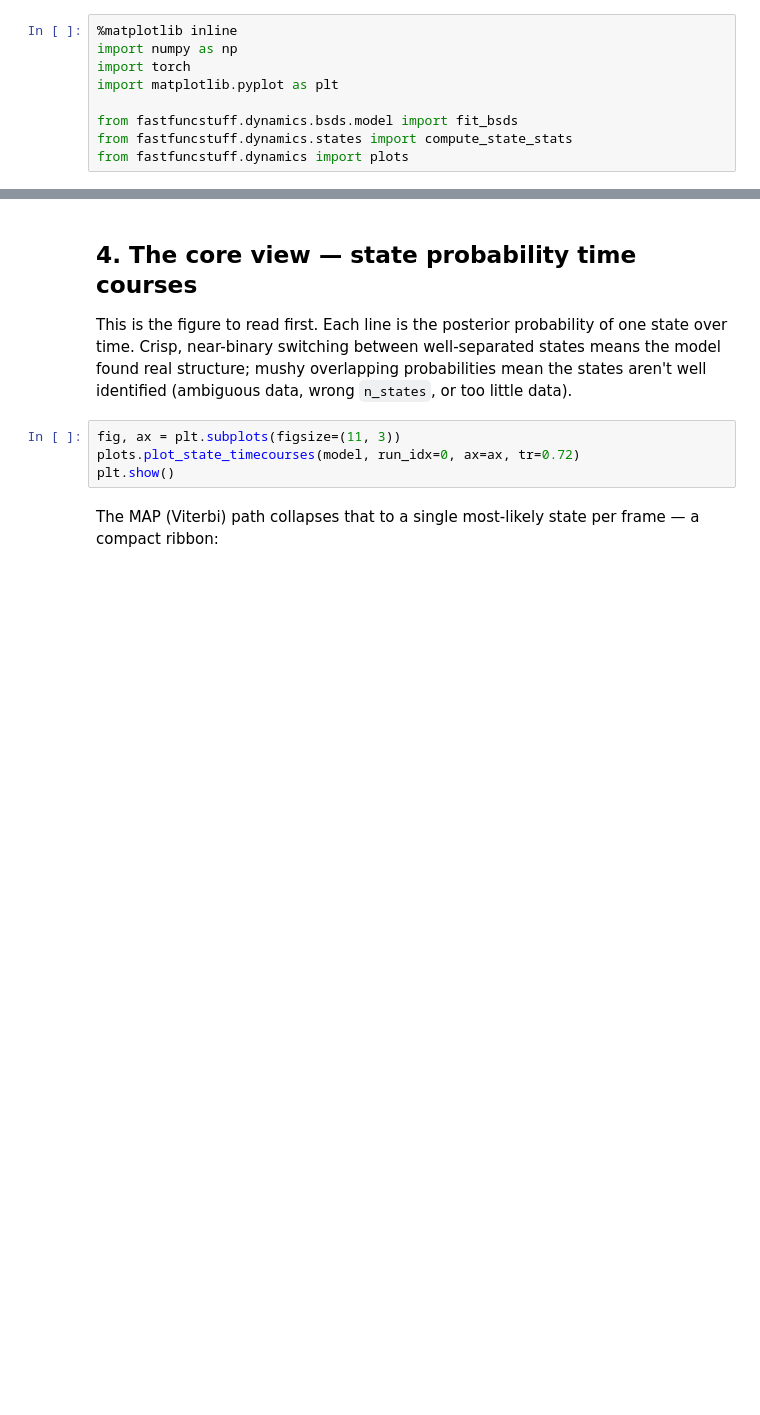
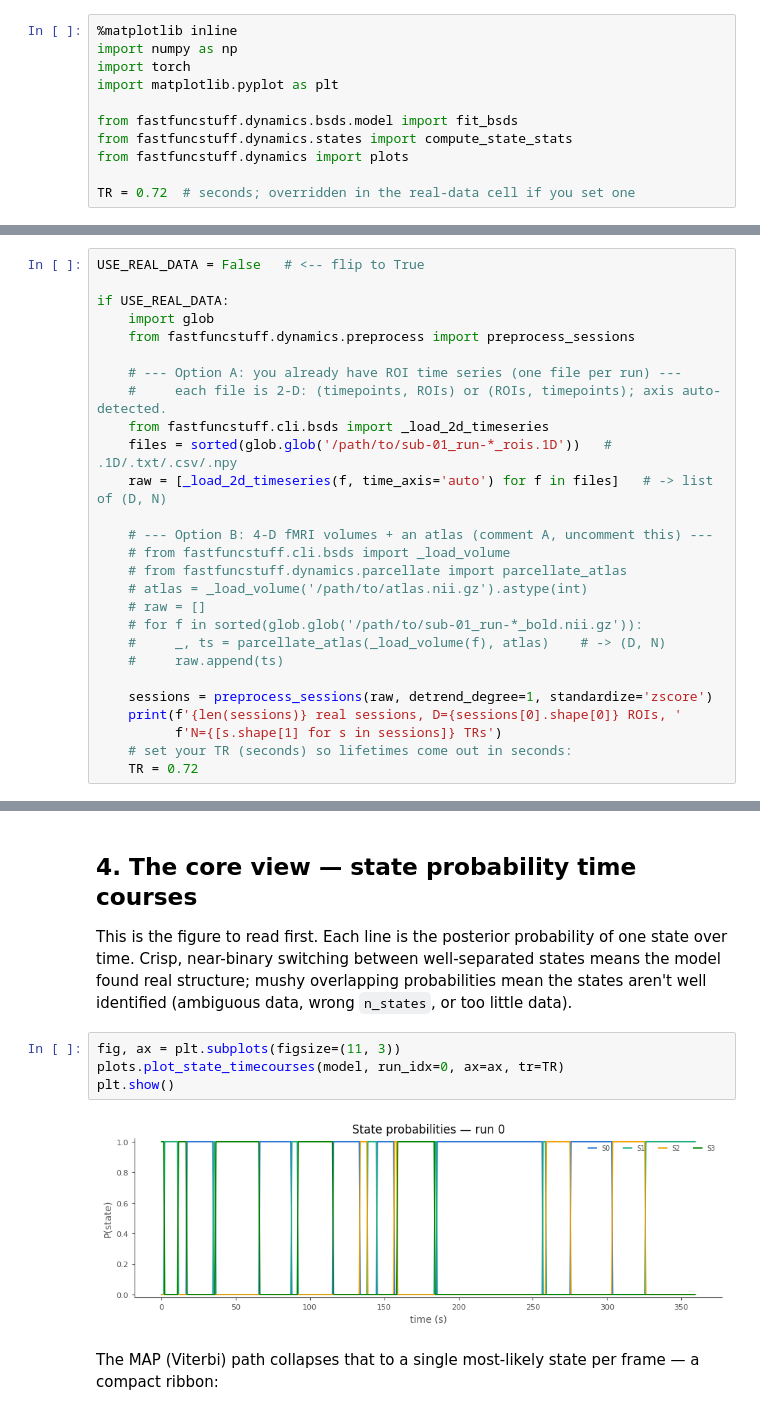
Before and after one commit to dowdlelt/fastfuncstuff, a Jupyter notebook: notebooks/bsds_demo.ipynb, the cells around one changed output, grey strips where cells are left out. Cells and saved outputs as stored; diff of their text form; blank space fills up the shorter version.

```diff
--- a/notebooks/bsds_demo.ipynb
+++ b/notebooks/bsds_demo.ipynb
@@ -20,6 +20,8 @@ import matplotlib.pyplot as plt
 from fastfuncstuff.dynamics.bsds.model import fit_bsds
 from fastfuncstuff.dynamics.states import compute_state_stats
 from fastfuncstuff.dynamics import plots
+
+TR = 0.72  # seconds; overridden in the real-data cell if you set one
 # %% [markdown]
 ## 1. A synthetic switching dataset
 
@@ -50,3 +63,30 @@ print(f'{len(sessions)} sessions, D={sessions[0].shape[0]} ROIs, N={sessions[0].
+# %%
+USE_REAL_DATA = False   # <-- flip to True
+
+if USE_REAL_DATA:
+    import glob
+    from fastfuncstuff.dynamics.preprocess import preprocess_sessions
+
+    # --- Option A: you already have ROI time series (one file per run) ---
+    #     each file is 2-D: (timepoints, ROIs) or (ROIs, timepoints); axis auto-detected.
+    from fastfuncstuff.cli.bsds import _load_2d_timeseries
+    files = sorted(glob.glob('/path/to/sub-01_run-*_rois.1D'))   # .1D/.txt/.csv/.npy
+    raw = [_load_2d_timeseries(f, time_axis='auto') for f in files]   # -> list of (D, N)
+
+    # --- Option B: 4-D fMRI volumes + an atlas (comment A, uncomment this) ---
+    # from fastfuncstuff.cli.bsds import _load_volume
+    # from fastfuncstuff.dynamics.parcellate import parcellate_atlas
+    # atlas = _load_volume('/path/to/atlas.nii.gz').astype(int)
+    # raw = []
+    # for f in sorted(glob.glob('/path/to/sub-01_run-*_bold.nii.gz')):
+    #     _, ts = parcellate_atlas(_load_volume(f), atlas)    # -> (D, N)
+    #     raw.append(ts)
+
+    sessions = preprocess_sessions(raw, detrend_degree=1, standardize='zscore')
+    print(f'{len(sessions)} real sessions, D={sessions[0].shape[0]} ROIs, '
+          f'N={[s.shape[1] for s in sessions]} TRs')
+    # set your TR (seconds) so lifetimes come out in seconds:
+    TR = 0.72
 # %% [markdown]
 ## 2. Fit BSDS
 
@@ -76,8 +121,10 @@ mushy overlapping probabilities mean the states aren't well identified (ambiguou
 `n_states`, or too little data).
 # %%
 fig, ax = plt.subplots(figsize=(11, 3))
-plots.plot_state_timecourses(model, run_idx=0, ax=ax, tr=0.72)
+plots.plot_state_timecourses(model, run_idx=0, ax=ax, tr=TR)
 plt.show()
+# %% [output]
+[figure, added]
 # %% [markdown]
 The MAP (Viterbi) path collapses that to a single most-likely state per frame — a compact ribbon:
 # %%
```
Also changed, not shown: parts of 12 cells of this notebook.
